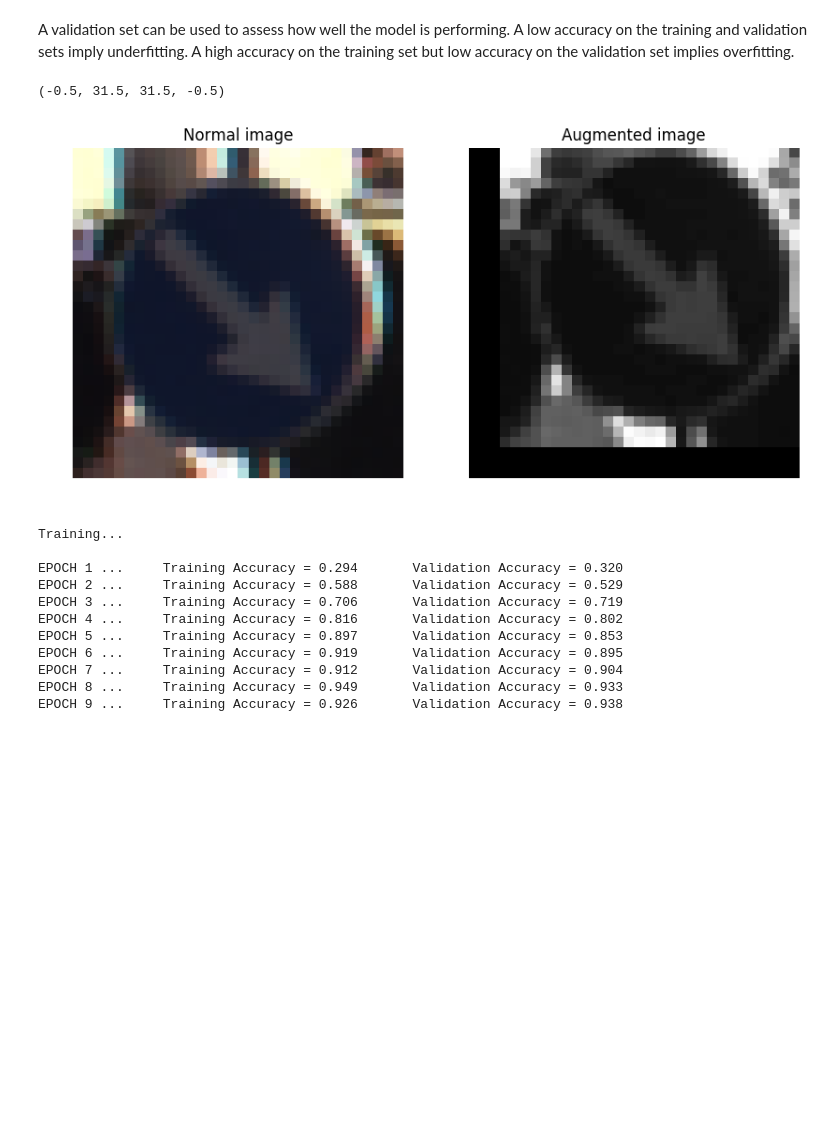
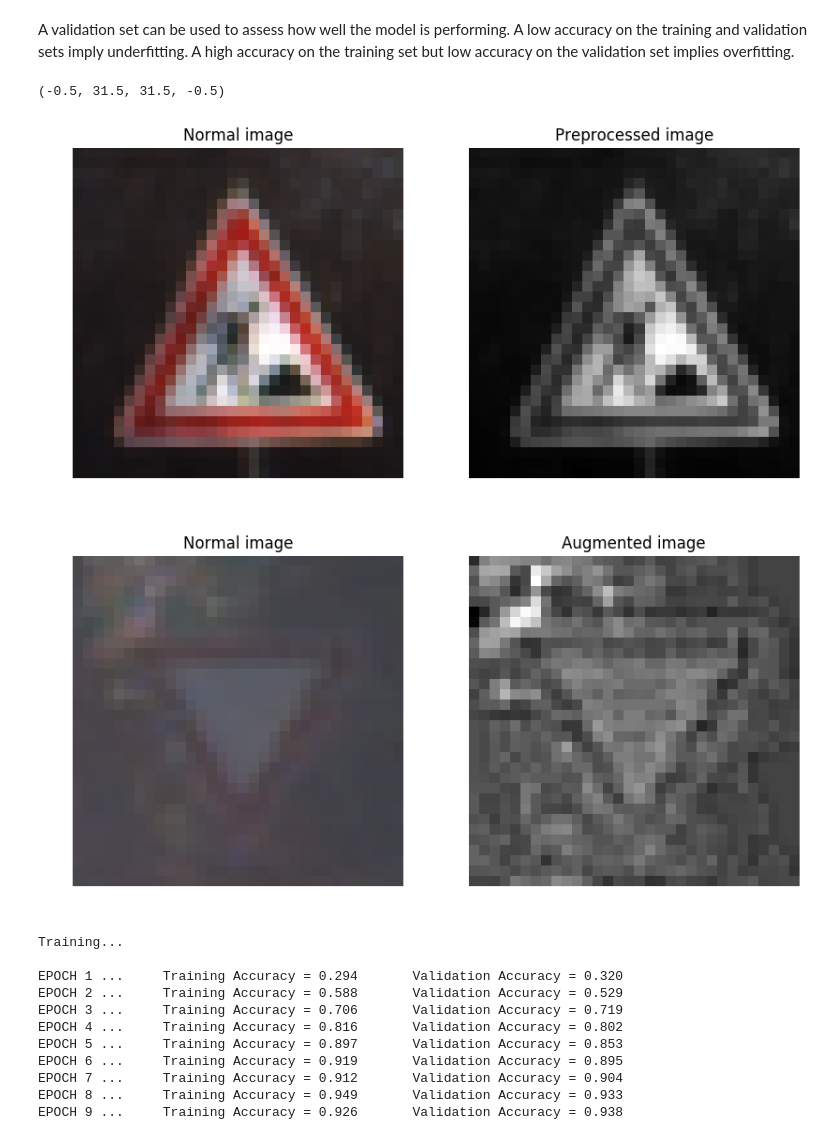
Before and after one commit to bessszilard/Udacity-Self-Driving-Car-Engineer-Nanodegree-Program, a Jupyter notebook: Project-3-Traffic-Sign-Classifier/Traffic_Sign_Classifier.ipynb, the cells around one changed output. Cells and saved outputs as stored; diff of their text form; code cells hidden in the pictures; blank space fills up the shorter version.

Commit message:
Project3: Preprocessed image added before the augmented image

```diff
--- a/Project-3-Traffic-Sign-Classifier/Traffic_Sign_Classifier.ipynb
+++ b/Project-3-Traffic-Sign-Classifier/Traffic_Sign_Classifier.ipynb
@@ -347,34 +347,45 @@ def preprocess_multiple_images(image_list):
 
 def preprocess_single_images(input_image):
     """
     Preprocess a single image.
     """
     image = np.copy(input_image)
     image = cv2.resize(image, (32, 32))
     image = cv2.cvtColor(image, cv2.COLOR_RGB2GRAY)
     image = alpha_beta_auto_correction(image)
 
     # image is not normalized
     if np.max(image) > 1 :
         image = image / 255
     try:
         output = image.reshape((image_list.shape[1], image_list.shape[2]), image.shape[3])
     except:
         output = image.reshape(32, 32, 1)
     return output
 
 index = randint(0, X_train.shape[0]-1)
 f, ax = plt.subplots(1, 2, figsize=(10, 10))
 ax[0].imshow(X_train[index])
 ax[0].set_title("Normal image")
 ax[0].axis('off')
+img = preprocess_single_images(X_train[index])
+ax[1].imshow(img[:,:,0], cmap = 'gray')
+ax[1].set_title("Preprocessed image")
+ax[1].axis('off')
+
+index = randint(0, X_train.shape[0]-1)
+f, ax = plt.subplots(1, 2, figsize=(10, 10))
+ax[0].imshow(X_train[index])
+ax[0].set_title("Normal image")
+ax[0].axis('off')
 img = random_augment(X_train[index])
 ax[1].imshow(img[:,:,0], cmap = 'gray')
 ax[1].set_title("Augmented image")
 ax[1].axis('off')
 # %% [output]
 (-0.5, 31.5, 31.5, -0.5)
-[figure, old version]
+[figure, new version]
+[figure, added]
 # %%
 # rate = 0.0005
 rate = 0.0005
```
